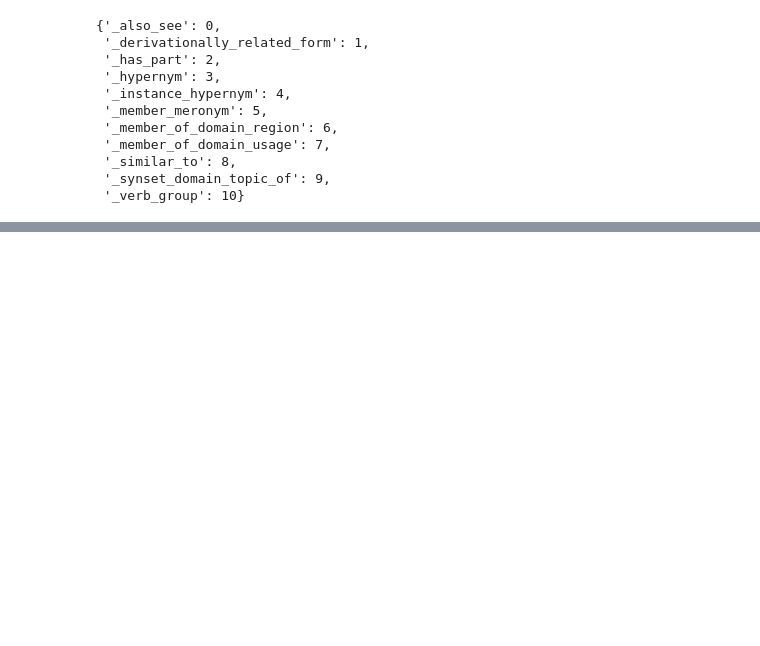
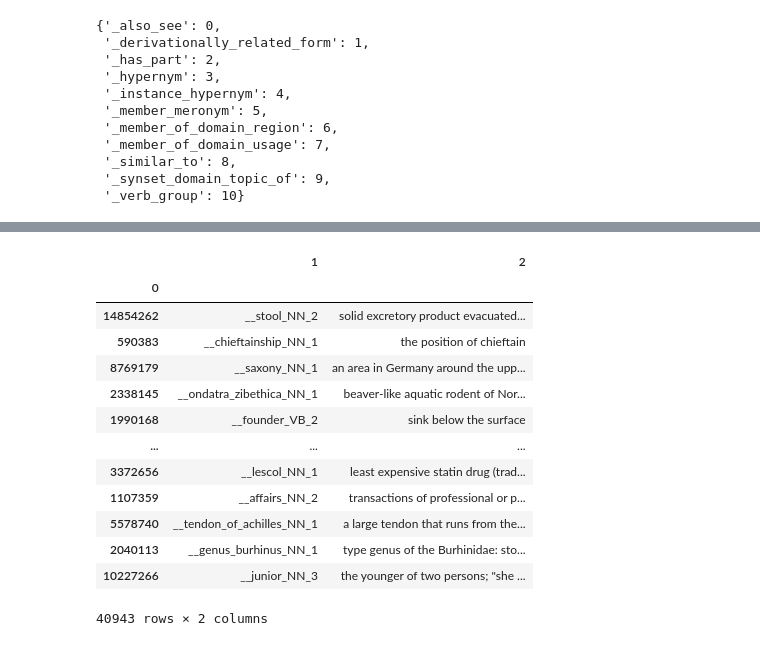
Before and after one commit to jpelayx/nlp, a Jupyter notebook: dataset.ipynb, the cells around one changed output, grey strips where cells are left out. Saved outputs shown, nothing was run; the diff lists cells and outputs as text; code cells hidden in the pictures; blank space fills up the shorter version.

```diff
--- a/dataset.ipynb
+++ b/dataset.ipynb
@@ -419,0 +461,18 @@ wordnet.edge2id
+# %%
+definitions = pd.read_csv("data/wn18rr/definitions.txt", sep="\t", header=None, index_col=0)
+definitions
+# %% [output]
+|  | 1 | 2 |
+| 0 |  |  |
+| 14854262 | __stool_NN_2 | solid excretory product evacuated... |
+| 590383 | __chieftainship_NN_1 | the position of chieftain |
+| 8769179 | __saxony_NN_1 | an area in Germany around the upp... |
+| 2338145 | __ondatra_zibethica_NN_1 | beaver-like aquatic rodent of Nor... |
+| 1990168 | __founder_VB_2 | sink below the surface |
+| ... | ... | ... |
+| 3372656 | __lescol_NN_1 | least expensive statin drug (trad... |
+| 1107359 | __affairs_NN_2 | transactions of professional or p... |
+| 5578740 | __tendon_of_achilles_NN_1 | a large tendon that runs from the... |
+| 2040113 | __genus_burhinus_NN_1 | type genus of the Burhinidae: sto... |
+| 10227266 | __junior_NN_3 | the younger of two persons; "she ... |
+40943 rows × 2 columns
```
Also changed, not shown: parts of 27 cells of this notebook, 4 other files.
